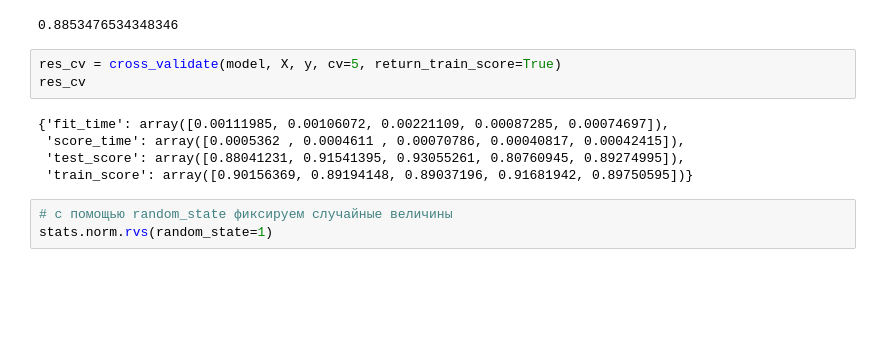
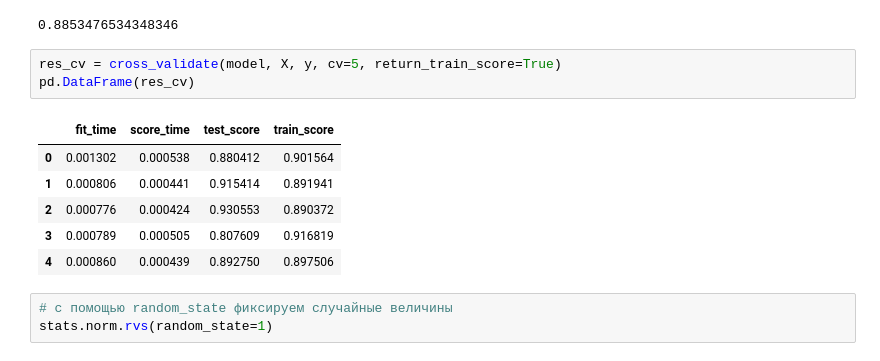
Before and after one commit to hse-python-mirec/dap_mirec_2022, a Jupyter notebook: seminar11/sem9_10_11_201_202_linreg_logreg_knn.ipynb, the cells around one changed output. Drawn from its saved outputs; the diff is of its cells as text; blank space fills up the shorter version.

```diff
--- a/seminar11/sem9_10_11_201_202_linreg_logreg_knn.ipynb
+++ b/seminar11/sem9_10_11_201_202_linreg_logreg_knn.ipynb
@@ -628,12 +626,14 @@ cross_val_score(model, X, y, cv=5).mean()
 0.8853476534348346
 # %%
 res_cv = cross_validate(model, X, y, cv=5, return_train_score=True)
-res_cv
+pd.DataFrame(res_cv)
 # %% [output]
-{'fit_time': array([0.00111985, 0.00106072, 0.00221109, 0.00087285, 0.00074697]),
- 'score_time': array([0.0005362 , 0.0004611 , 0.00070786, 0.00040817, 0.00042415]),
- 'test_score': array([0.88041231, 0.91541395, 0.93055261, 0.80760945, 0.89274995]),
- 'train_score': array([0.90156369, 0.89194148, 0.89037196, 0.91681942, 0.89750595])}
+|  | fit_time | score_time | test_score | train_score |
+| 0 | 0.001302 | 0.000538 | 0.880412 | 0.901564 |
+| 1 | 0.000806 | 0.000441 | 0.915414 | 0.891941 |
+| 2 | 0.000776 | 0.000424 | 0.930553 | 0.890372 |
+| 3 | 0.000789 | 0.000505 | 0.807609 | 0.916819 |
+| 4 | 0.000860 | 0.000439 | 0.892750 | 0.897506 |
 # %%
 # c помощью random_state фиксируем случайные величины
 stats.norm.rvs(random_state=1)
```
Also changed, not shown: parts of 24 cells of this notebook.
